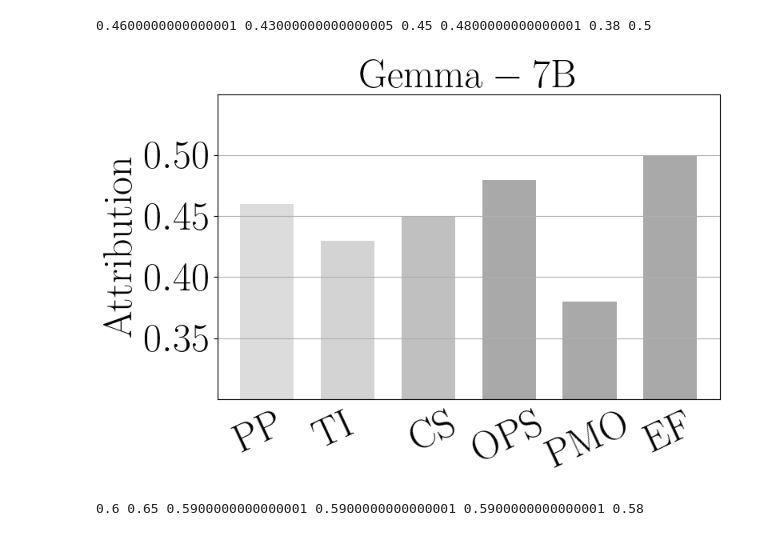
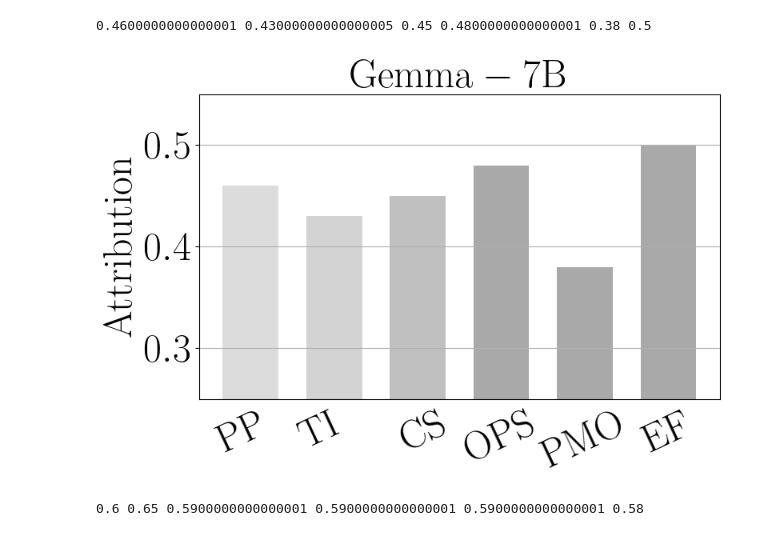
Before and after one commit to VirtuosoResearch/Long-context-demonstration-selection, a Jupyter notebook: notebooks/prompt_attribution.ipynb, the cells around one changed output. Drawn from its saved outputs; the diff is of its cells as text; code cells hidden in the pictures.

```diff
--- a/notebooks/prompt_attribution.ipynb
+++ b/notebooks/prompt_attribution.ipynb
@@ -32,36 +32,36 @@ shift = 2.0
 
 plt.rc('text', usetex=True)
 plt.rc('font', family='serif')
 fig, ax = plt.subplots(figsize=(8,5.5))
 rects1 = ax.bar(ind, pp, width, color='gainsboro', ecolor='white',) # color='yellowgreen', ecolor='k', hatch="|"
 rects2 = ax.bar(ind + width * 1 + shift*1, ti, width, color='lightgray', ecolor='white') # color='tomato', ecolor='k', hatch="x"
 rects3 = ax.bar(ind + width * 2 + shift*2, cs, width, color='silver', ecolor='white',)#, hatch='/'
 rects4 = ax.bar(ind + width * 3 + shift*3, ops, width, color='darkgray', ecolor='white')
 rects5 = ax.bar(ind + width * 4 + shift*4, pmo, width, color='darkgrey', ecolor='white') # hatch="\\"
 rects6 = ax.bar(ind + width * 5 + shift*5, ef, width, color='darkgrey', ecolor='white') # hatch="\\"
 
 
 #ax.set_ylim([0.2, 400])
 ax.set_ylabel(r'$\mathrm{Attribution}$', fontsize=36)
 ax.set_xticks([-0.5, 5, 12.5, 18, 24, 30])
 ax.xaxis.set_ticks_position('none')
 ax.set_xticklabels([r'$\mathrm{PP}$', r'$\mathrm{TI}$', r'$\mathrm{CS}$', r'$\mathrm{OPS}$', r'$\mathrm{PMO}$', r'$\mathrm{EF}$'], rotation = 25)
-plt.yticks([0.35, 0.4, 0.45, 0.5], fontsize=36) #), [r"$0$", "", r"$2$", "", r"$4$", "", r"$6$"]
-plt.ylim([0.3, 0.55])
+plt.yticks([0.3, 0.4, 0.5], fontsize=36) #), [r"$0$", "", r"$2$", "", r"$4$", "", r"$6$"]
+plt.ylim([0.25, 0.55])
 plt.tick_params(axis='x')
 
 ax.yaxis.grid(True, lw=0.8)
 # ax.set_title('Top Singular Value of the Modified Weight Matrix', fontsize=32,  y=1.02)
 
 ax.tick_params(axis='both', which='major', labelsize=36)
 ax.tick_params(axis='both', which='minor', labelsize=36)
 
 plt.title(r'$\mathrm{Gemma}-\mathrm{7B}$', fontsize=36)
 plt.tight_layout()
 plt.savefig('./gemma_attribution.pdf', format='pdf', dpi=1200)
 # %% [output]
 0.4600000000000001 0.43000000000000005 0.45 0.4800000000000001 0.38 0.5
-[figure, old version]
+[figure, new version]
 # %%
 # %%
 from cProfile import label
```
